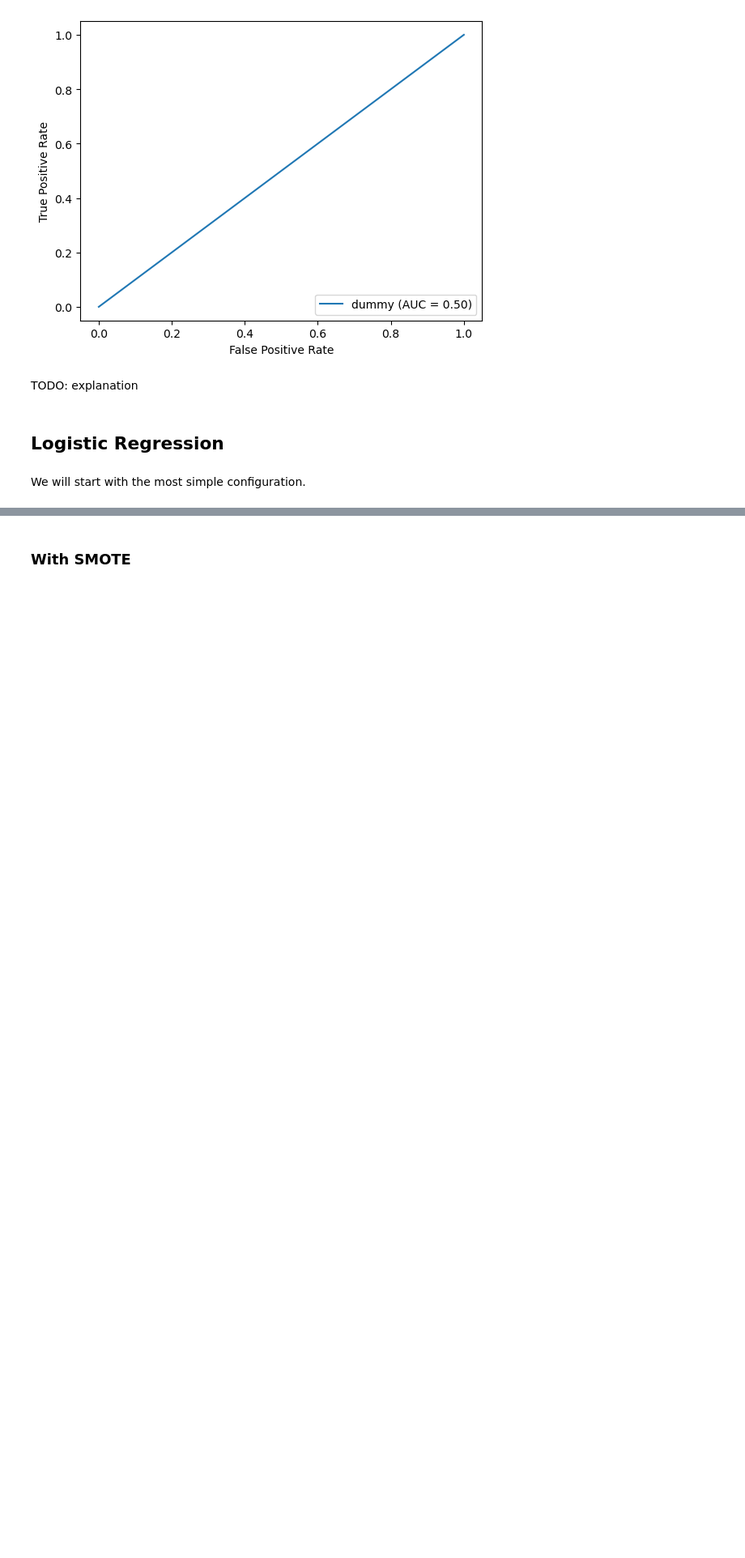
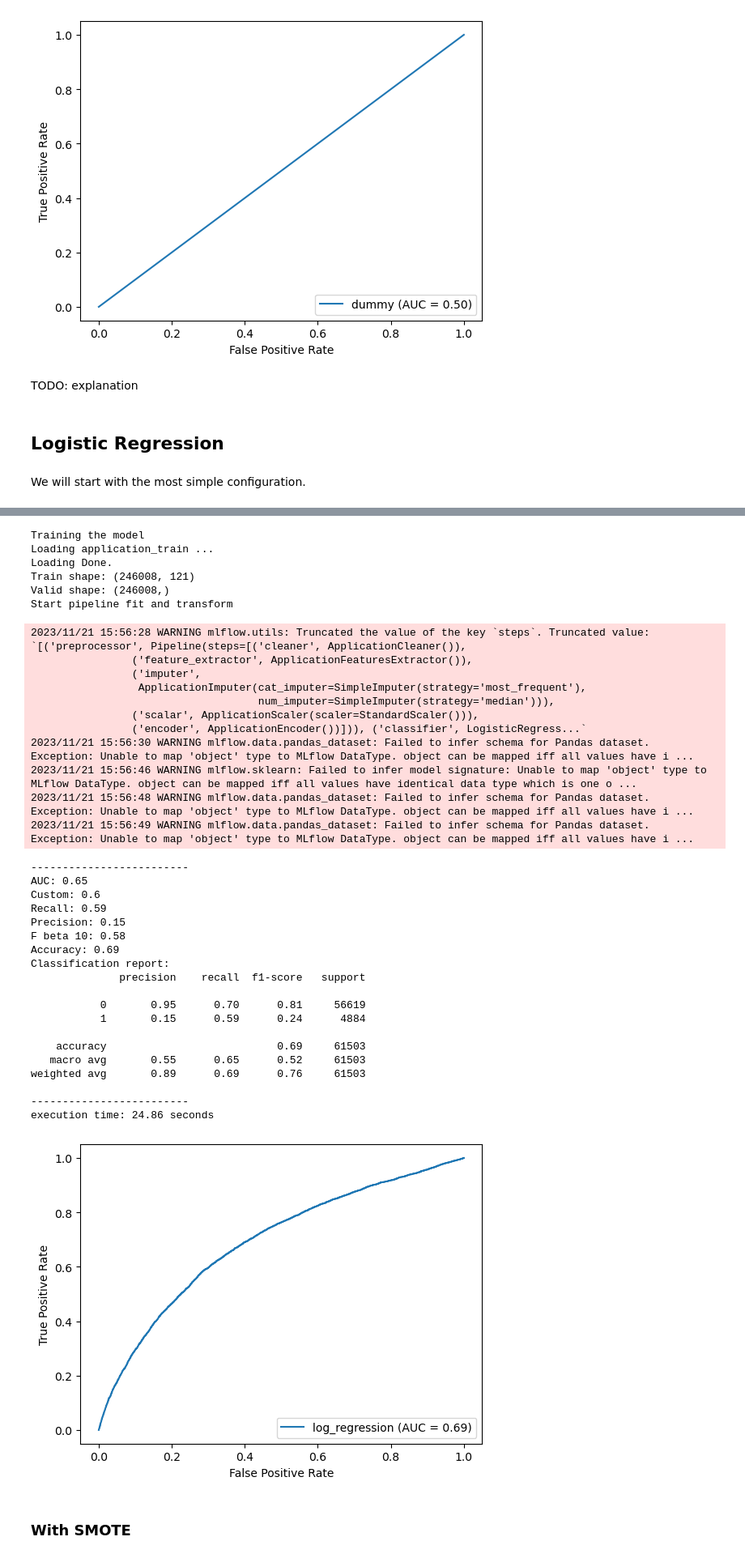
Before and after one commit to NatChe/credit-scoring-dashboard, a Jupyter notebook: 01_Training.ipynb, the cells around one changed output, grey strips where cells are left out. Shown: that part at 81% size. Drawn from its saved outputs; the diff is of its cells as text; code cells hidden in the pictures; blank space fills up the shorter version.

```diff
--- a/01_Training.ipynb
+++ b/01_Training.ipynb
@@ -445,3 +471,76 @@ mlflow.end_run()
+# %%
+config_balanced = {
+   'preprocessing': {
+        'should_fill_na': True,
+        'num_imputer': SimpleImputer(strategy='median'),
+        'cat_imputer': SimpleImputer(strategy='most_frequent'),
+        'should_scale': True,
+        'scaler': StandardScaler(),
+        'use_bureau_and_balance': False,
+        'use_previous_applications': False,
+        'use_pos_cash_balance': False,
+        'use_installments_payments': False,
+        'use_credit_card_balance': False,
+    },
+     'balancing': {
+        'should_oversample': False,
+        'with_categorical': False
+    },
+    'model_params': {
+        'random_state': 42,
+        'use_cv': False,
+        # default
+        'params': {
+            'C': 1.0,
+            'penalty': 'l2',
+            'solver': 'lbfgs',
+            'class_weight': 'balanced'
+        }
+    }
+}
+
+with mlflow.start_run(run_name = 'log_regression_balanced'):
+    train('log_regression', config=config_balanced, dev_mode=False)
+
+mlflow.end_run()
+# %% [output]
+Training the model
+Loading application_train ...
+Loading Done.
+Train shape: (246008, 121)
+Valid shape: (246008,)
+Start pipeline fit and transform
+2023/11/21 15:56:28 WARNING mlflow.utils: Truncated the value of the key `steps`. Truncated value: `[('preprocessor', Pipeline(steps=[('cleaner', ApplicationCleaner()),
+                ('feature_extractor', ApplicationFeaturesExtractor()),
+                ('imputer',
+                 ApplicationImputer(cat_imputer=SimpleImputer(strategy='most_frequent'),
+                                    num_imputer=SimpleImputer(strategy='median'))),
+                ('scalar', ApplicationScaler(scaler=StandardScaler())),
+                ('encoder', ApplicationEncoder())])), ('classifier', LogisticRegress...`
+2023/11/21 15:56:30 WARNING mlflow.data.pandas_dataset: Failed to infer schema for Pandas dataset. Exception: Unable to map 'object' type to MLflow DataType. object can be mapped iff all values have i ...
+2023/11/21 15:56:46 WARNING mlflow.sklearn: Failed to infer model signature: Unable to map 'object' type to MLflow DataType. object can be mapped iff all values have identical data type which is one o ...
+2023/11/21 15:56:48 WARNING mlflow.data.pandas_dataset: Failed to infer schema for Pandas dataset. Exception: Unable to map 'object' type to MLflow DataType. object can be mapped iff all values have i ...
+2023/11/21 15:56:49 WARNING mlflow.data.pandas_dataset: Failed to infer schema for Pandas dataset. Exception: Unable to map 'object' type to MLflow DataType. object can be mapped iff all values have i ...
+-------------------------
+AUC: 0.65
+Custom: 0.6
+Recall: 0.59
+Precision: 0.15
+F beta 10: 0.58
+Accuracy: 0.69
+Classification report:
+              precision    recall  f1-score   support
+
+           0       0.95      0.70      0.81     56619
+           1       0.15      0.59      0.24      4884
+
+    accuracy                           0.69     61503
+   macro avg       0.55      0.65      0.52     61503
+weighted avg       0.89      0.69      0.76     61503
+
+-------------------------
+execution time: 24.86 seconds
+[figure, added]
 # %% [markdown]
 ### With SMOTE
 # %%
```
Also changed, not shown: parts of 36 cells of this notebook, 2 other files.
